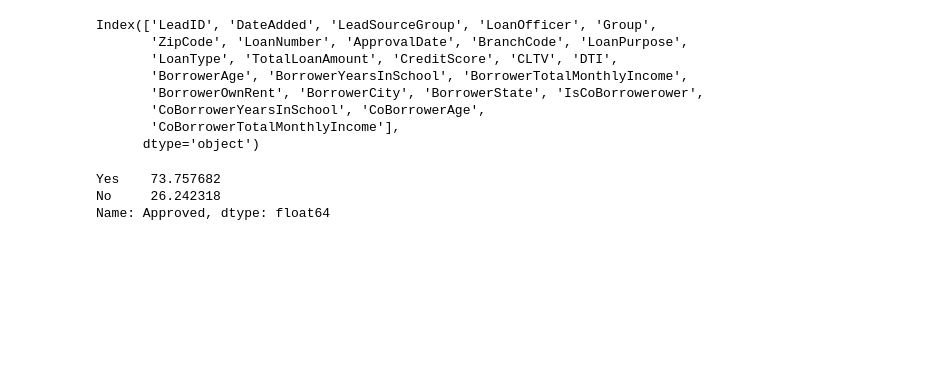
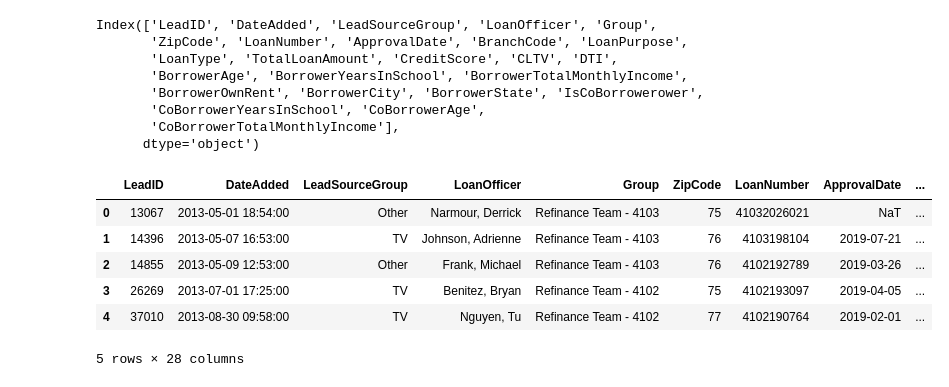
Before and after one commit to Praveen76/Loan-Approval-Classifier-Model-using-Non-Linear-Models, a Jupyter notebook: Loan_Approval_Classifier_FinalPipeline.ipynb, the cells around one changed output. Cells and saved outputs as stored; diff of their text form; code cells hidden in the pictures; blank space fills up the shorter version.

```diff
--- a/Loan_Approval_Classifier_FinalPipeline.ipynb
+++ b/Loan_Approval_Classifier_FinalPipeline.ipynb
@@ -103,5 +93,2 @@ loan_original.reset_index(drop=True, inplace=True)
-# %%
-# Filter out wrong BorrowerYearsInSchool records
-loan_original = loan_original[loan_original['BorrowerYearsInSchool']>=1]
 # %%
 
@@ -111,35 +112,49 @@ loan_original.LoanType=[entry.strip() for entry in loan_original.LoanType]
-# %%
-
-#Create Approved Date column
-loan_original['Approved']='Yes'
-loan_original['Approved'][loan_original.ApprovalDate.isna()]='No'
 # %%
+def data_transformation(df: pd.DataFrame):
+
+  # Create Approved column
+  df['Approved'] = [1 if not pd.isna(date) else 0 for date in df['ApprovalDate']]
 
 
-#Recategorize Loan Purpose column
-LP = ['Refinance','Purchase']
-loan_original['LoanPurpose']= [v if v in LP else 'Refinance' for v in loan_original.LoanPurpose]
+  #Recategorize Loan Purpose column
+  LP = ['Refinance','Purchase']
+  df['LoanPurpose']= [v if v in LP else 'Refinance' for v in df.LoanPurpose]
 
-#Calculate difference between current date and DateAdded in days
-loan_original['Diff']=pd.Timestamp.now().normalize()-loan_original['DateAdded'][loan_original.ApprovalDate.isna()]
-loan_original['Diff']=[entry.days for entry in loan_original['Diff']]
+  #Calculate difference between current date and DateAdded in days
+  df['Diff']=pd.Timestamp.now().normalize()-df['DateAdded'][df.ApprovalDate.isna()]
+  df['Diff']=[entry.days for entry in df['Diff']]
 
-loan_original['Approved']=['No' if ((x>=90) & (y=='Purchase')) else 'Yes' for (x,y) in zip(loan_original.Diff, loan_original.LoanPurpose)]
-loan_original['Approved']=['No' if ((x>=45) & (y=='Refinance')) else 'Yes' for (x,y) in zip(loan_original.Diff, loan_original.LoanPurpose)]
+  df['Approved']=[0 if ((x>=90) & (y=='Purchase')) else 1 for (x,y) in zip(df.Diff, df.LoanPurpose)]
+  df['Approved']=[0 if ((x>=45) & (y=='Refinance')) else 1 for (x,y) in zip(df.Diff, df.LoanPurpose)]
 
-#
-loan_original['Approved']=loan_original['Approved'].astype('category')
-loan_original['IsCoBorrowerower']=loan_original['IsCoBorrowerower'].astype('category')
+  #
+  df['Approved']=df['Approved'].astype('category')
+  df['IsCoBorrowerower']=df['IsCoBorrowerower'].astype('category')
 
-loan_original.drop('Diff', axis=1, inplace=True)
+  df.drop('Diff', axis=1, inplace=True)
+
+  LP = ['Own','Rent']
+  df['BorrowerOwnRent']= [v if v in LP else 'Own' for v in df.BorrowerOwnRent]
+  df['BorrowerOwnRent'][df['BorrowerOwnRent'].isna()]=df['BorrowerOwnRent'].mode().values
+
+  #Add Borrower & Co-Borrower's income
+  df['TotalIncome']=df.BorrowerTotalMonthlyIncome + df.CoBorrowerTotalMonthlyIncome
+
+  #Regroup LeadSourceGroup
+  LSR = ['Internet', 'TV','Radio','Repeat Client' ]
+  df['LeadSourceGroup'] = [v if v in LSR else 'Other' for v in df.LeadSourceGroup]
+
+  zips = ['75', '76', '77', '78', '79']
+  df['ZipCode'] = [str(zp)[:2] for zp in df['ZipCode']]
+  df['ZipCode'] = [v if v in zips else 'Other' for v in df.ZipCode]
+
+  #Create bins for Education
+  # Assuming 'BorrowerYearsInSchool' is a column in the DataFrame
+  bins = [0, 12, 16, 18, loan_original['BorrowerYearsInSchool'].max()]
+  group = ['Higher School', 'UnderGrad', 'PostGrad', 'PHD']
+  loan_original['Education'] = pd.cut(loan_original['BorrowerYearsInSchool'], bins, labels=group)
+
+  return df
 
 
-LP = ['Own','Rent']
-loan_original['BorrowerOwnRent']= [v if v in LP else 'Own' for v in loan_original.BorrowerOwnRent]
-loan_original['BorrowerOwnRent'][loan_original['BorrowerOwnRent'].isna()]=loan_original['BorrowerOwnRent'].mode().values
-
-loan_original.Approved.value_counts(normalize=True)*100
+loan_original = data_transformation(loan_original)
-# %% [output]
-Yes    73.757682
-No     26.242318
-Name: Approved, dtype: float64
@@ -162,3 +173,13 @@ loan_original['ZipCode'] = [v if v in zips else 'Other' for v in loan_original.Z
+# %%
+loan_original.head()
+# %% [output]
+|  | LeadID | DateAdded | LeadSourceGroup | LoanOfficer | Group | ZipCode | LoanNumber | ApprovalDate | ... |
+| 0 | 13067 | 2013-05-01 18:54:00 | Other | Narmour, Derrick | Refinance Team - 4103 | 75 | 41032026021 | NaT | ... |
+| 1 | 14396 | 2013-05-07 16:53:00 | TV | Johnson, Adrienne | Refinance Team - 4103 | 76 | 4103198104 | 2019-07-21 | ... |
+| 2 | 14855 | 2013-05-09 12:53:00 | Other | Frank, Michael | Refinance Team - 4103 | 76 | 4102192789 | 2019-03-26 | ... |
+| 3 | 26269 | 2013-07-01 17:25:00 | TV | Benitez, Bryan | Refinance Team - 4102 | 75 | 4102193097 | 2019-04-05 | ... |
+| 4 | 37010 | 2013-08-30 09:58:00 | TV | Nguyen, Tu | Refinance Team - 4102 | 77 | 4102190764 | 2019-02-01 | ... |
+5 rows × 28 columns
 # %%
 loan_original.isna().sum()
 # %% [output]
```
Also changed, not shown: parts of 20 cells of this notebook.
